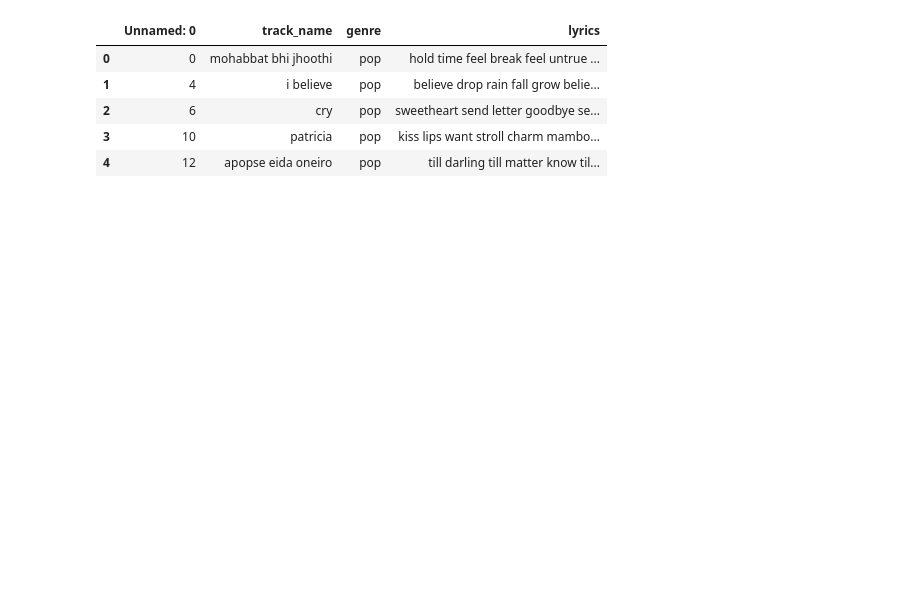
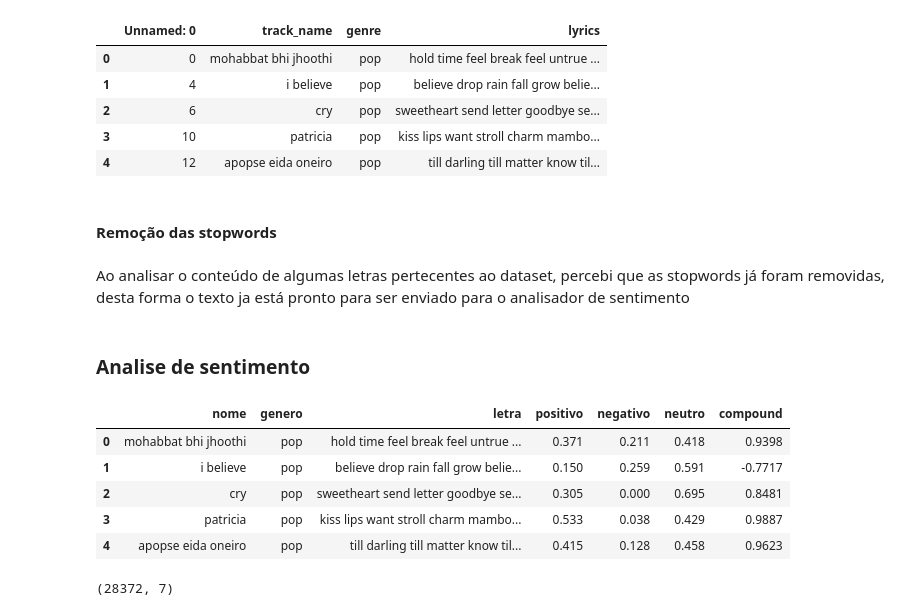
Before and after one commit to Auggustos/PCO102-2022.1, a Jupyter notebook: PCO102_01_Problema_e_Dataset.ipynb, the cells around one changed output. Cells and saved outputs as stored; diff of their text form; code cells hidden in the pictures; blank space fills up the shorter version.

```diff
--- a/PCO102_01_Problema_e_Dataset.ipynb
+++ b/PCO102_01_Problema_e_Dataset.ipynb
@@ -69,3 +90,41 @@ dataset.head()
 | 2 | 6 | cry | pop | sweetheart send letter goodbye se... |
 | 3 | 10 | patricia | pop | kiss lips want stroll charm mambo... |
 | 4 | 12 | apopse eida oneiro | pop | till darling till matter know til... |
+# %% [markdown]
+#### Remoção das stopwords
+# %% [markdown]
+Ao analisar o conteúdo de algumas letras pertecentes ao dataset, percebi que as stopwords já foram removidas, desta forma o texto ja está pronto para ser enviado para o analisador de sentimento
+# %% [markdown]
+### Analise de sentimento
+# %%
+analyzer = SentimentIntensityAnalyzer()
+df = pd.DataFrame(columns=["nome","genero","letra","positivo","negativo","neutro","compound"])
+
+for index, row in dataset.iterrows():
+  analisado = analyzer.polarity_scores(row['lyrics'])
+  neu = analisado['neu']
+  pos = analisado['pos']
+  neg = analisado['neg']
+  compound = analisado['compound']
+  df = df.append({
+      'nome' : row["track_name"],
+      'genero' : row["genre"],
+      'letra' : row["lyrics"],
+      'positivo' : pos,
+      'negativo' : neg,
+      'neutro' : neu,
+      'compound' : compound,
+      }, ignore_index=True)
+
+df.head()
+# %% [output]
+|  | nome | genero | letra | positivo | negativo | neutro | compound |
+| 0 | mohabbat bhi jhoothi | pop | hold time feel break feel untrue ... | 0.371 | 0.211 | 0.418 | 0.9398 |
+| 1 | i believe | pop | believe drop rain fall grow belie... | 0.150 | 0.259 | 0.591 | -0.7717 |
+| 2 | cry | pop | sweetheart send letter goodbye se... | 0.305 | 0.000 | 0.695 | 0.8481 |
+| 3 | patricia | pop | kiss lips want stroll charm mambo... | 0.533 | 0.038 | 0.429 | 0.9887 |
+| 4 | apopse eida oneiro | pop | till darling till matter know til... | 0.415 | 0.128 | 0.458 | 0.9623 |
+# %%
+df.shape
+# %% [output]
+(28372, 7)
```
Also changed, not shown: parts of 13 cells of this notebook.
